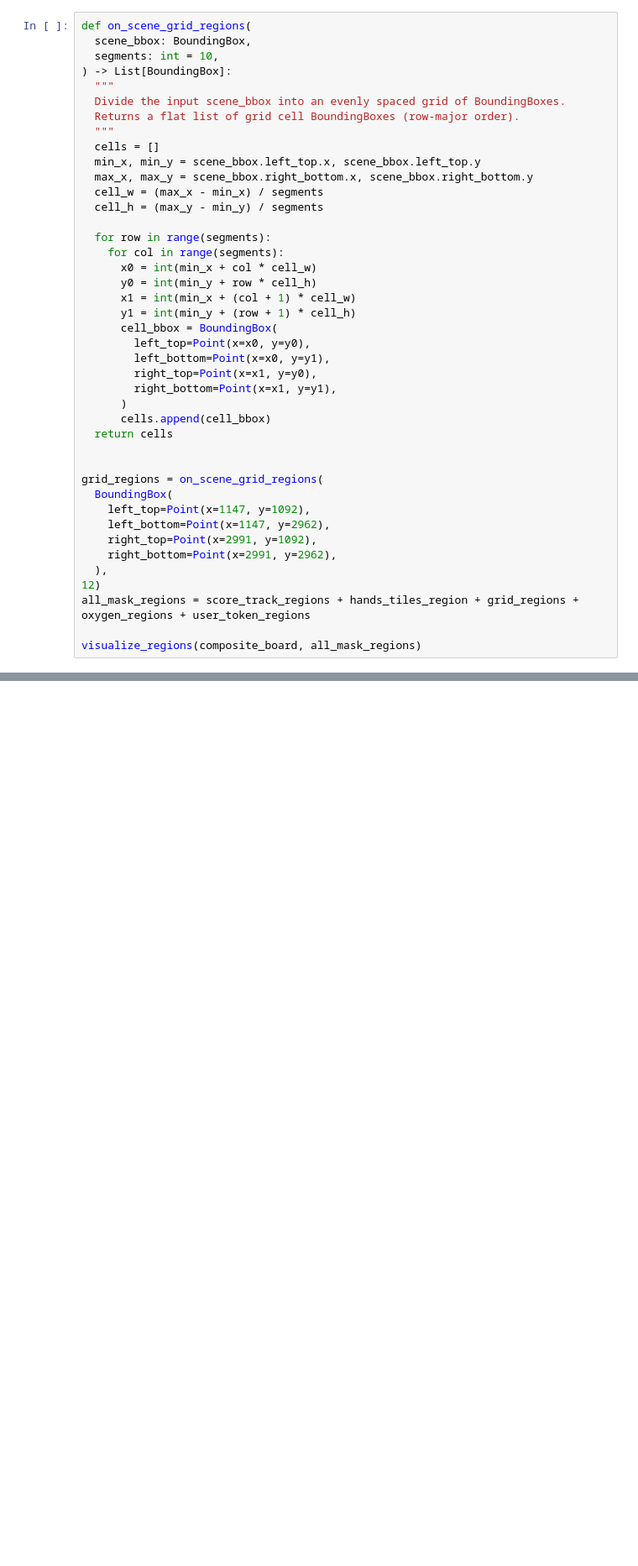
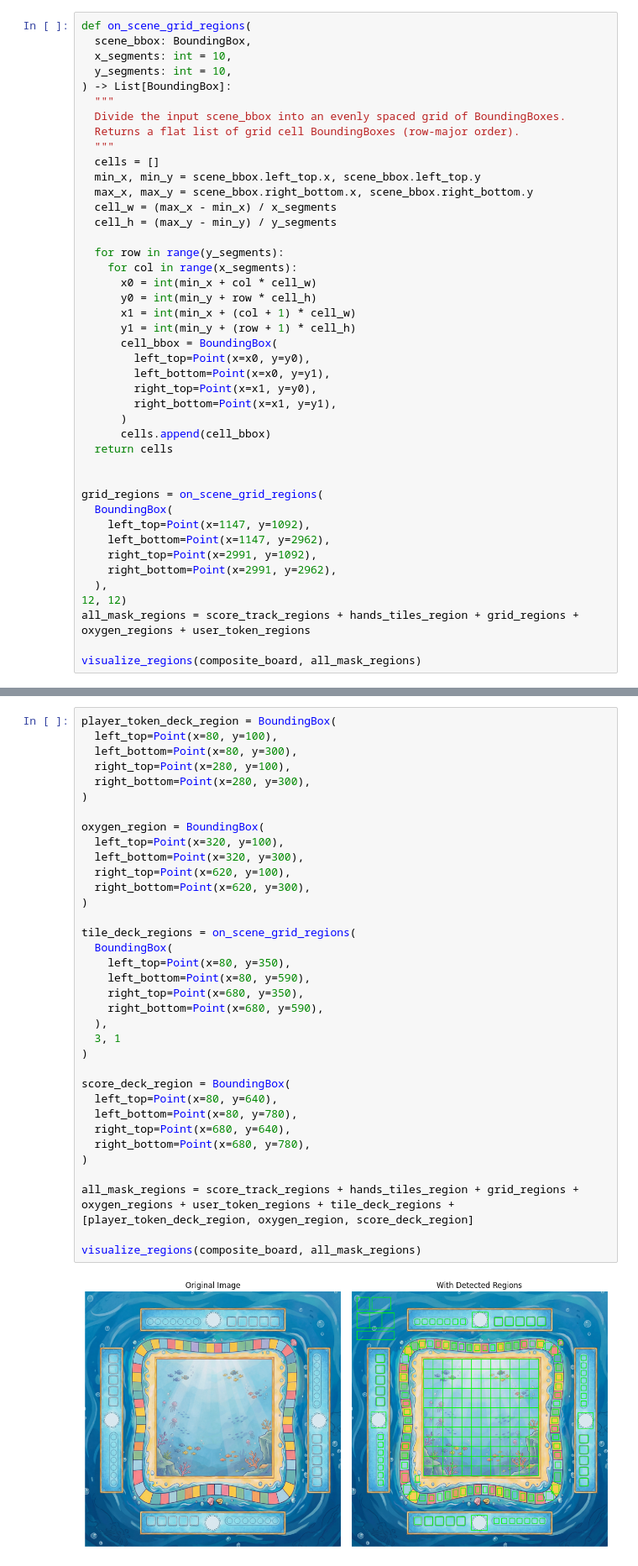
Before and after one commit to tinyHui/ocean-relic, a Jupyter notebook: process/board-grid.ipynb, the cells around one changed output, grey strips where cells are left out. Shown at 84% size. Cells and saved outputs as stored; diff of their text form; blank space fills up the shorter version.

Commit message:
Add grids for prepare areas

```diff
--- a/process/board-grid.ipynb
+++ b/process/board-grid.ipynb
@@ -503,7 +503,8 @@ Detected 4 user token regions
 # %%
 def on_scene_grid_regions(
   scene_bbox: BoundingBox,
-  segments: int = 10,
+  x_segments: int = 10,
+  y_segments: int = 10,
 ) -> List[BoundingBox]:
   """
   Divide the input scene_bbox into an evenly spaced grid of BoundingBoxes.
@@ -512,11 +513,11 @@ def on_scene_grid_regions(
   cells = []
   min_x, min_y = scene_bbox.left_top.x, scene_bbox.left_top.y
   max_x, max_y = scene_bbox.right_bottom.x, scene_bbox.right_bottom.y
-  cell_w = (max_x - min_x) / segments
-  cell_h = (max_y - min_y) / segments
+  cell_w = (max_x - min_x) / x_segments
+  cell_h = (max_y - min_y) / y_segments
 
-  for row in range(segments):
-    for col in range(segments):
+  for row in range(y_segments):
+    for col in range(x_segments):
       x0 = int(min_x + col * cell_w)
       y0 = int(min_y + row * cell_h)
       x1 = int(min_x + (col + 1) * cell_w)
@@ -538,12 +539,49 @@ grid_regions = on_scene_grid_regions(
     right_top=Point(x=2991, y=1092),
     right_bottom=Point(x=2991, y=2962),
   ),
-12)
+12, 12)
 all_mask_regions = score_track_regions + hands_tiles_region + grid_regions + oxygen_regions + user_token_regions
 
 visualize_regions(composite_board, all_mask_regions)
 # %% [output]
 [figure]
+# %%
+player_token_deck_region = BoundingBox(
+  left_top=Point(x=80, y=100),
+  left_bottom=Point(x=80, y=300),
+  right_top=Point(x=280, y=100),
+  right_bottom=Point(x=280, y=300),
+)
+
+oxygen_region = BoundingBox(
+  left_top=Point(x=320, y=100),
+  left_bottom=Point(x=320, y=300),
+  right_top=Point(x=620, y=100),
+  right_bottom=Point(x=620, y=300),
+)
+
+tile_deck_regions = on_scene_grid_regions(
+  BoundingBox(
+    left_top=Point(x=80, y=350),
+    left_bottom=Point(x=80, y=590),
+    right_top=Point(x=680, y=350),
+    right_bottom=Point(x=680, y=590),
+  ),
+  3, 1
+)
+
+score_deck_region = BoundingBox(
+  left_top=Point(x=80, y=640),
+  left_bottom=Point(x=80, y=780),
+  right_top=Point(x=680, y=640),
+  right_bottom=Point(x=680, y=780),
+)
+
+all_mask_regions = score_track_regions + hands_tiles_region + grid_regions + oxygen_regions + user_token_regions + tile_deck_regions + [player_token_deck_region, oxygen_region, score_deck_region]
+
+visualize_regions(composite_board, all_mask_regions)
+# %% [output]
+[figure, added]
 # %%
 import json
 from pathlib import Path
```
Also changed, not shown: 6 other files.
